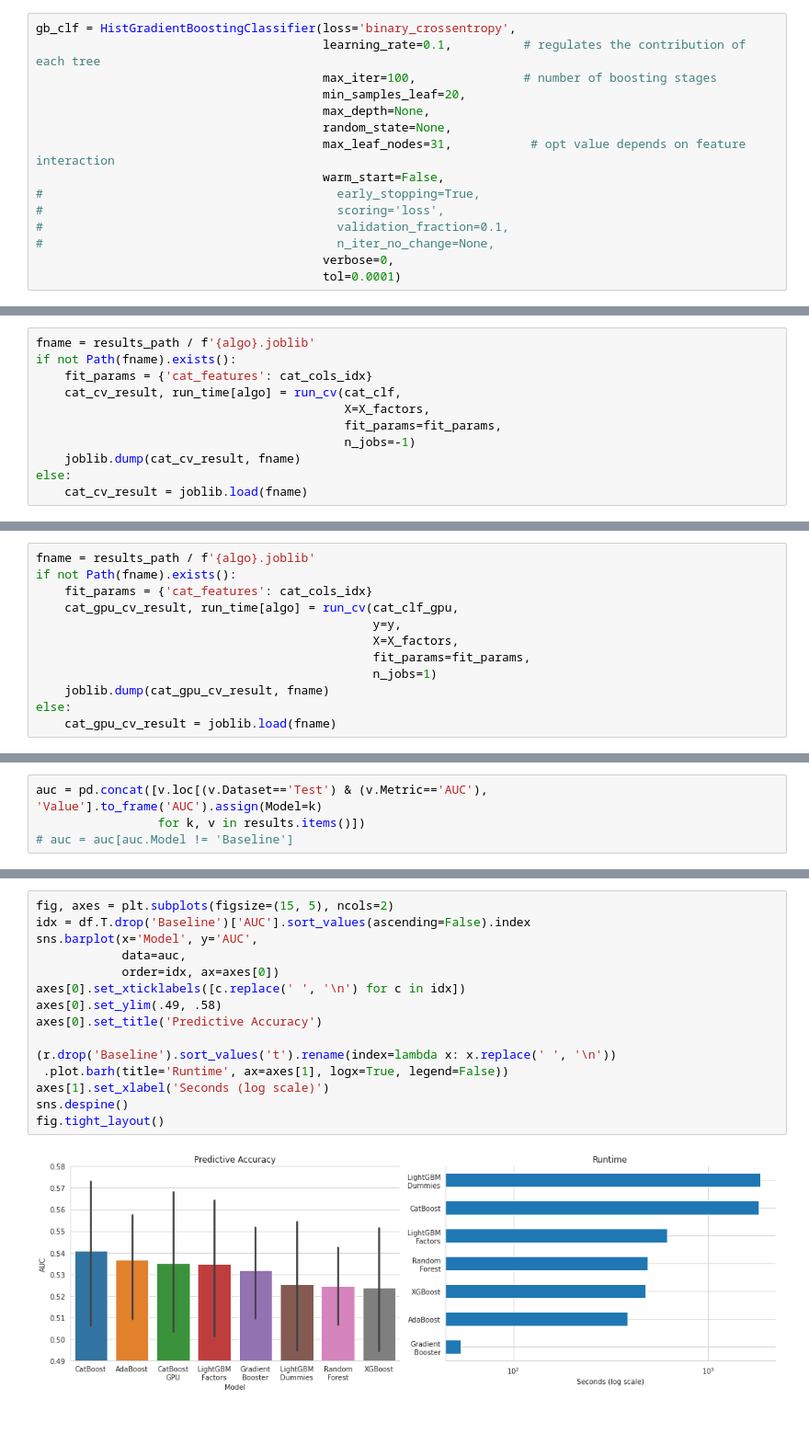
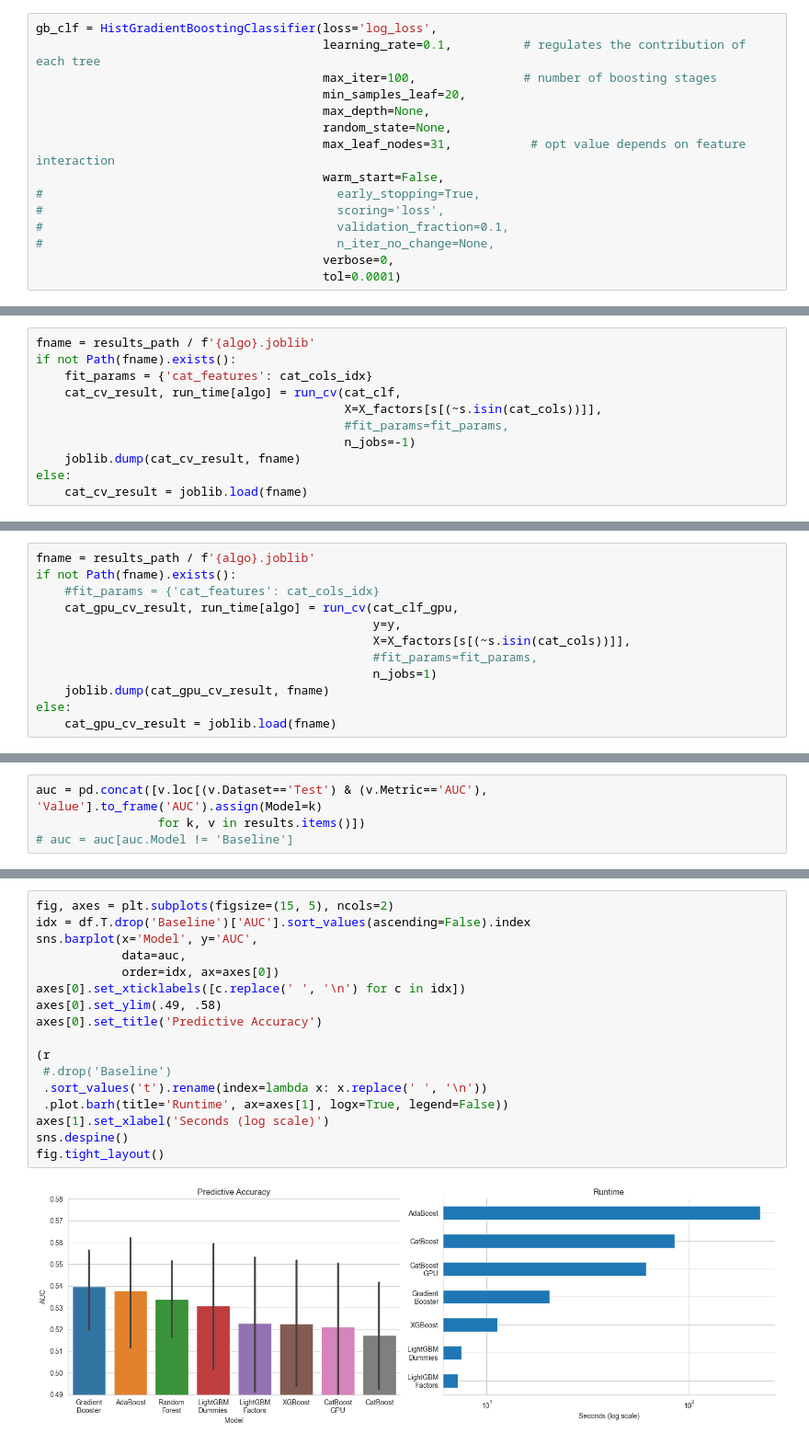
Before and after one commit to KanyangZhao/Machine-Learning-for-Algorithmic-Trading-Second-Edition, a Jupyter notebook: 12_gradient_boosting_machines/01_boosting_baseline.ipynb, the cells around one changed output, grey strips where cells are left out. Shown at 92% size. Drawn from its saved outputs; the diff is of its cells as text; blank space fills up the shorter version.

```diff
--- a/12_gradient_boosting_machines/01_boosting_baseline.ipynb
+++ b/12_gradient_boosting_machines/01_boosting_baseline.ipynb
@@ -441,7 +434,7 @@ This estimator is much faster than [GradientBoostingClassifier](https://scikit-l
 
 This estimator has native support for missing values (NaNs). During training, the tree grower learns at each split point whether samples with missing values should go to the left or right child, based on the potential gain. When predicting, samples with missing values are assigned to the left or right child consequently. If no missing values were encountered for a given feature during training, then samples with missing values are mapped to whichever child has the most samples.
 # %%
-gb_clf = HistGradientBoostingClassifier(loss='binary_crossentropy',
+gb_clf = HistGradientBoostingClassifier(loss='log_loss',
                                         learning_rate=0.1,          # regulates the contribution of each tree
                                         max_iter=100,               # number of boosting stages
                                         min_samples_leaf=20,
@@ -791,8 +791,8 @@ fname = results_path / f'{algo}.joblib'
 if not Path(fname).exists():
     fit_params = {'cat_features': cat_cols_idx}
     cat_cv_result, run_time[algo] = run_cv(cat_clf,
-                                           X=X_factors,
-                                           fit_params=fit_params,
+                                           X=X_factors[s[(~s.isin(cat_cols))]],
+                                           #fit_params=fit_params,
                                            n_jobs=-1)
     joblib.dump(cat_cv_result, fname)
 else:
@@ -837,11 +836,11 @@ algo = 'catboost_gpu'
 # %%
 fname = results_path / f'{algo}.joblib'
 if not Path(fname).exists():
-    fit_params = {'cat_features': cat_cols_idx}
+    #fit_params = {'cat_features': cat_cols_idx}
     cat_gpu_cv_result, run_time[algo] = run_cv(cat_clf_gpu,
                                                y=y,
-                                               X=X_factors,
-                                               fit_params=fit_params,
+                                               X=X_factors[s[(~s.isin(cat_cols))]],
+                                               #fit_params=fit_params,
                                                n_jobs=1)
     joblib.dump(cat_gpu_cv_result, fname)
 else:
@@ -915,17 +925,19 @@ auc = pd.concat([v.loc[(v.Dataset=='Test') & (v.Metric=='AUC'), 'Value'].to_fram
 # %%
 fig, axes = plt.subplots(figsize=(15, 5), ncols=2)
 idx = df.T.drop('Baseline')['AUC'].sort_values(ascending=False).index
 sns.barplot(x='Model', y='AUC',
             data=auc,
             order=idx, ax=axes[0])
 axes[0].set_xticklabels([c.replace(' ', '\n') for c in idx])
 axes[0].set_ylim(.49, .58)
 axes[0].set_title('Predictive Accuracy')
 
-(r.drop('Baseline').sort_values('t').rename(index=lambda x: x.replace(' ', '\n'))
+(r
+ #.drop('Baseline')
+ .sort_values('t').rename(index=lambda x: x.replace(' ', '\n'))
  .plot.barh(title='Runtime', ax=axes[1], logx=True, legend=False))
 axes[1].set_xlabel('Seconds (log scale)')
 sns.despine()
 fig.tight_layout()
 # %% [output]
-[figure, old version]
+[figure, new version]
```
Also changed, not shown: parts of 33 cells of this notebook, 21 other files.
